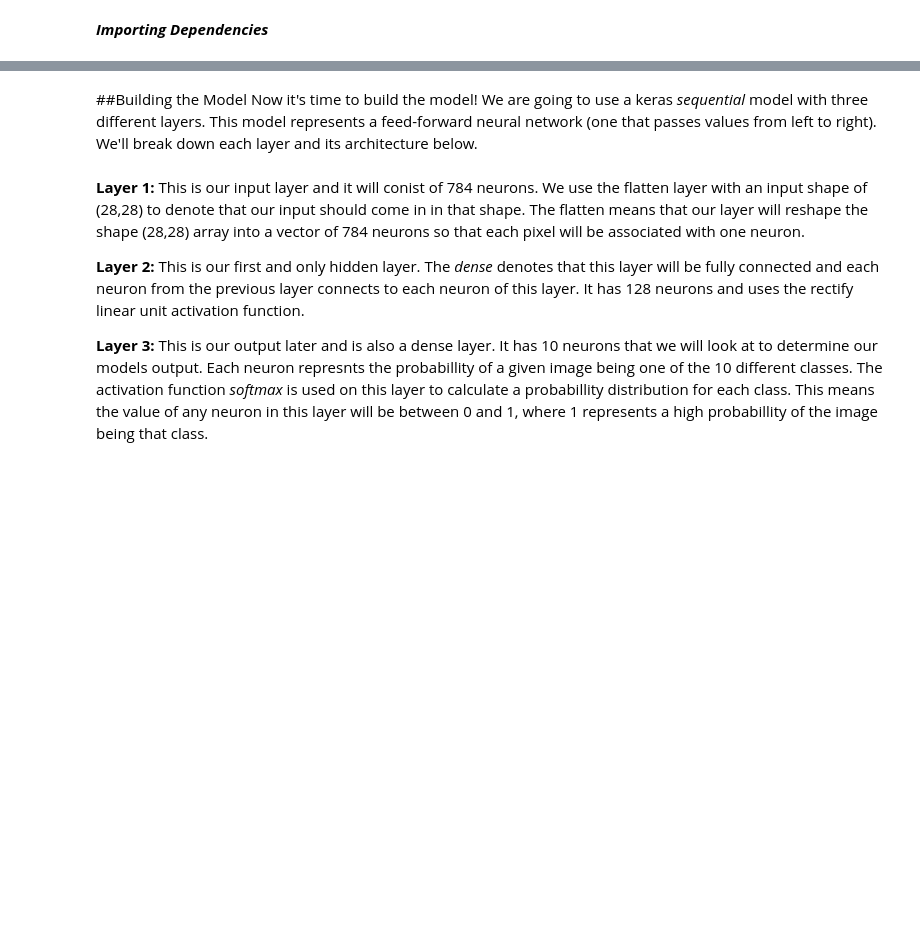
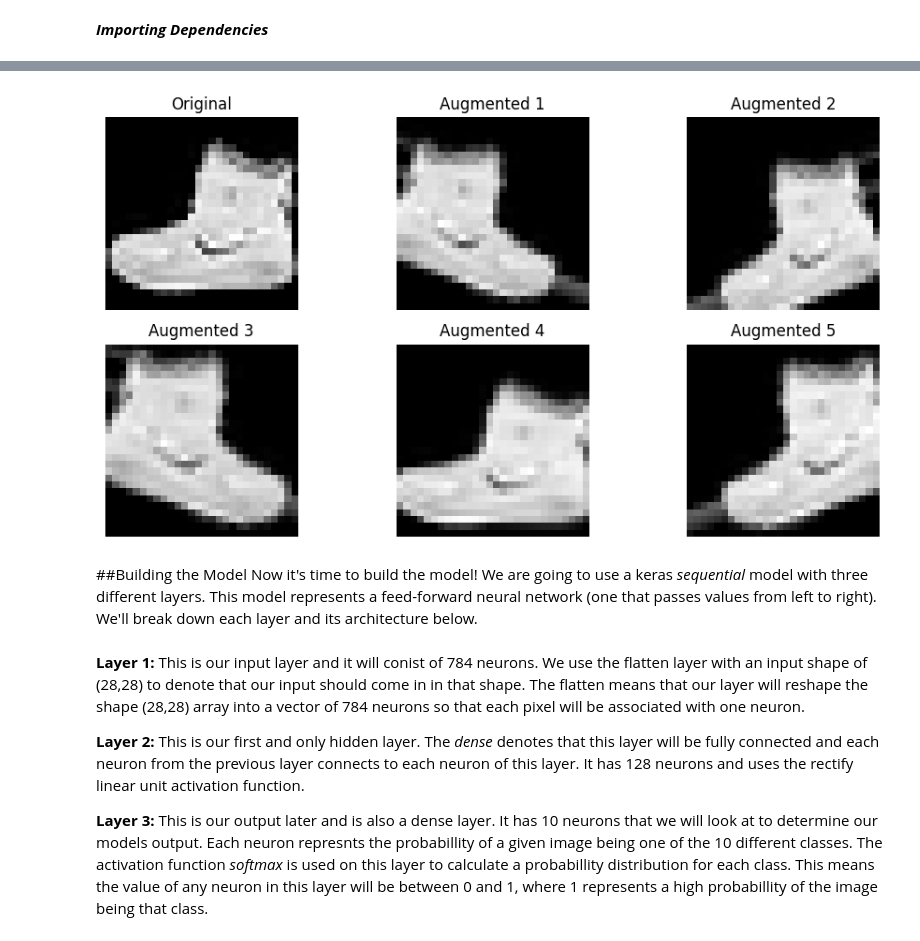
Before and after one commit to AndyH96/dense_nn, a Jupyter notebook: main.ipynb, the cells around one changed output, grey strips where cells are left out. Saved outputs shown, nothing was run; the diff lists cells and outputs as text; code cells hidden in the pictures; blank space fills up the shorter version.

```diff
--- a/main.ipynb
+++ b/main.ipynb
@@ -65,5 +103 @@ plt.show()
 The last step before creating our model is to *preprocess* our data. This simply means applying some prior transformations to our data before feeding it the model. In this case we will simply scale all our greyscale pixel values (0-255) to be between 0 and 1. We can do this by dividing each value in the training and testing sets by 255.0. We do this because smaller values will make it easier for the model to process our values.
-# %%
-train_images = train_images / 255.0
-
-test_images = test_images / 255.0
@@ -70,3 +134,35 @@ test_images = test_images / 255.0
+# %%
+# Select one image from the training set
+image = train_images[0].reshape(1, 28, 28, 1)
+
+# Define the data augmentation generator
+train_datagen = ImageDataGenerator(
+        rotation_range=20,
+        width_shift_range=0.1,
+        height_shift_range=0.1,
+        zoom_range=0.1,
+        horizontal_flip=True,
+        fill_mode='nearest'
+)
+
+# Generate augmented images from the single image
+augmented_images = [train_datagen.flow(image, batch_size=1)[0][0] for _ in range(5)]
+# %%
+# Plot the original and augmented images
+plt.figure(figsize=(10, 5))
+plt.subplot(2, 3, 1)
+plt.title('Original')
+plt.imshow(image.reshape(28, 28), cmap='gray')
+plt.axis('off')
+for i, augmented_image in enumerate(augmented_images):
+    plt.subplot(2, 3, i + 2)
+    plt.title(f'Augmented {i+1}')
+    plt.imshow(augmented_image.reshape(28, 28), cmap='gray')
+    plt.axis('off')
+plt.tight_layout()
+plt.show()
+# %% [output]
+[figure, added]
 # %% [markdown]
 ##Building the Model
 Now it's time to build the model! We are going to use a keras *sequential* model with three different layers. This model represents a feed-forward neural network (one that passes values from left to right). We'll break down each layer and its architecture below.
```
Also changed, not shown: parts of 24 cells of this notebook.
